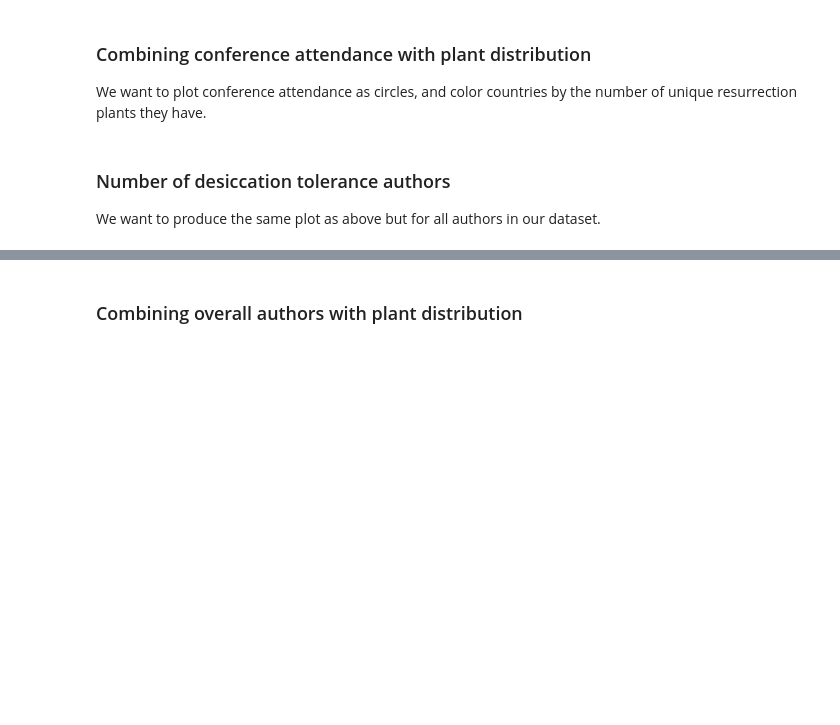
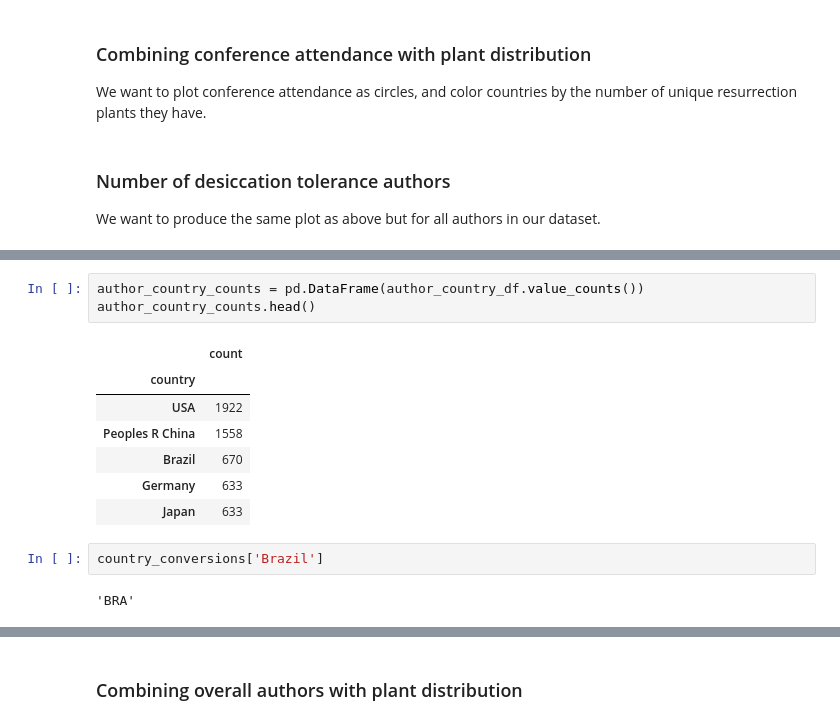
Before and after one commit to serenalotreck/desiccation-network, a Jupyter notebook: notebooks/plant_and_author_distributions.ipynb, the cells around one changed output, grey strips where cells are left out. Drawn from its saved outputs; the diff is of its cells as text; blank space fills up the shorter version.

```diff
--- a/notebooks/plant_and_author_distributions.ipynb
+++ b/notebooks/plant_and_author_distributions.ipynb
@@ -183,0 +200,15 @@ We want to produce the same plot as above but for all authors in our dataset.
+# %%
+author_country_counts = pd.DataFrame(author_country_df.value_counts())
+author_country_counts.head()
+# %% [output]
+|  | count |
+| country |  |
+| USA | 1922 |
+| Peoples R China | 1558 |
+| Brazil | 670 |
+| Germany | 633 |
+| Japan | 633 |
+# %%
+country_conversions['Brazil']
+# %% [output]
+'BRA'
```
Also changed, not shown: parts of 20 cells of this notebook.
